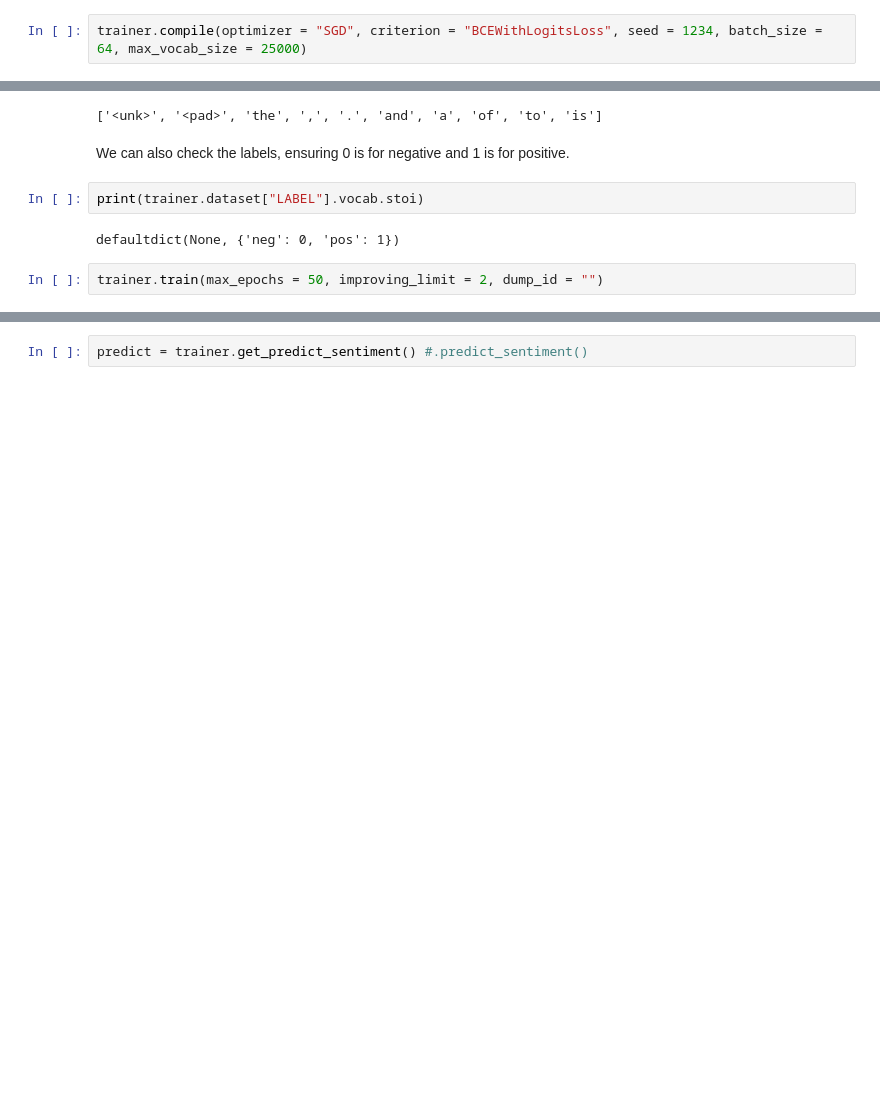
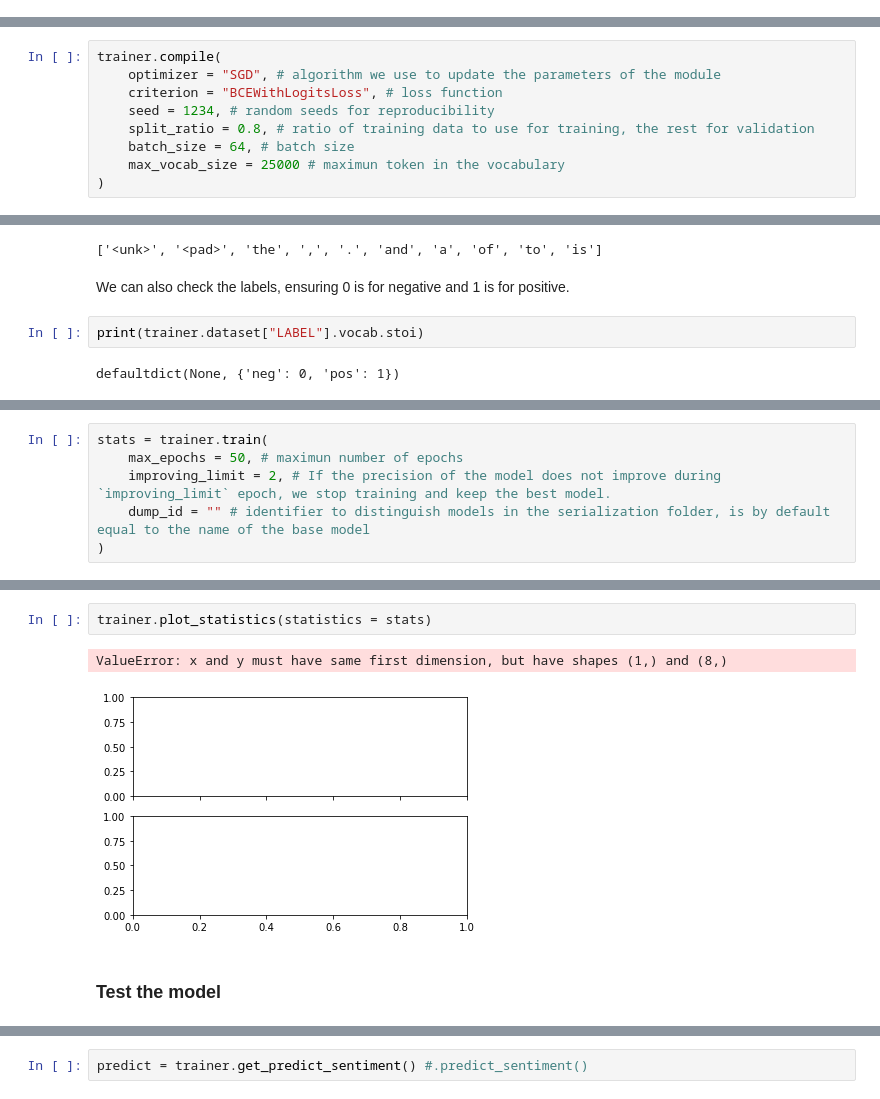
Before and after one commit to Tikquuss/imbd, a Jupyter notebook: notebook.ipynb, the cells around one changed output, grey strips where cells are left out. Drawn from its saved outputs; the diff is of its cells as text; blank space fills up the shorter version.

```diff
--- a/notebook.ipynb
+++ b/notebook.ipynb
@@ -16,2 +69,0 @@ trainer = Trainer(model, dump_path="/home/jupyter/wl_research/wl_research_challe
-# %%
-trainer.compile(optimizer = "SGD", criterion = "BCEWithLogitsLoss", seed = 1234, batch_size = 64, max_vocab_size = 25000)
@@ -24,0 +76,9 @@ The model has 2,592,105 trainable parameters
+# %%
+trainer.compile(
+    optimizer = "SGD", # algorithm we use to update the parameters of the module
+    criterion = "BCEWithLogitsLoss", # loss function
+    seed = 1234, # random seeds for reproducibility
+    split_ratio = 0.8, # ratio of training data to use for training, the rest for validation
+    batch_size = 64, # batch size
+    max_vocab_size = 25000 # maximun token in the vocabulary
+)
@@ -48,5 +115,3 @@ We can also check the labels, ensuring 0 is for negative and 1 is for positive.
 print(trainer.dataset["LABEL"].vocab.stoi)
 # %% [output]
 defaultdict(None, {'neg': 0, 'pos': 1})
-# %%
-trainer.train(max_epochs = 50, improving_limit = 2, dump_id = "")
@@ -70,0 +146,6 @@ Epoch: 07 | Epoch Time: 0m 35s
+# %%
+stats = trainer.train(
+    max_epochs = 50, # maximun number of epochs
+    improving_limit = 2, # If the precision of the model does not improve during `improving_limit` epoch, we stop training and keep the best model.
+    dump_id = "" # identifier to distinguish models in the serialization folder, is by default equal to the name of the base model
+)
@@ -71 +170,8 @@ Epoch: 07 | Epoch Time: 0m 35s
+# %%
+trainer.plot_statistics(statistics = stats)
+# %% [output]
+ValueError: x and y must have same first dimension, but have shapes (1,) and (8,)
+[figure, added]
+# %% [markdown]
+### Test the model
 # %%
```
Also changed, not shown: parts of 94 cells of this notebook, 2 other files.
